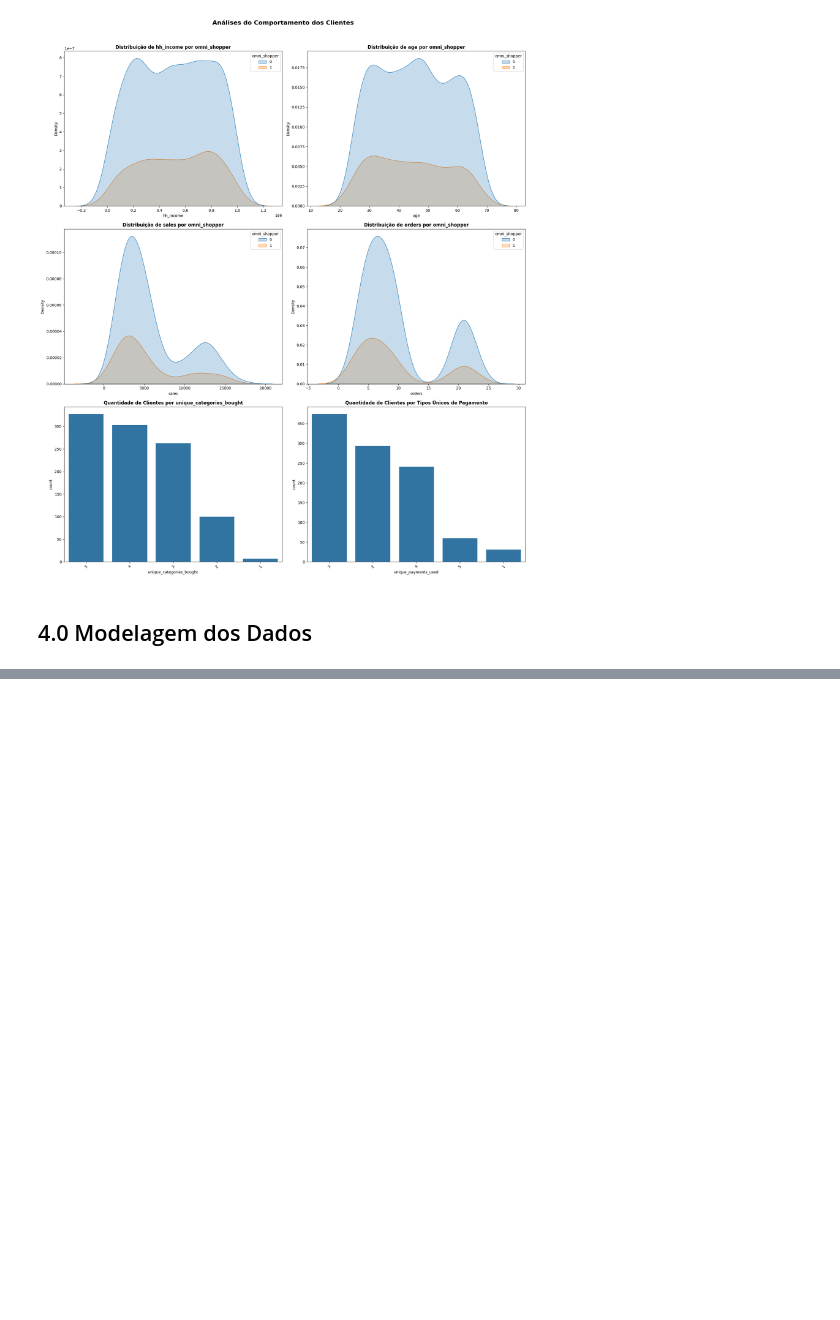
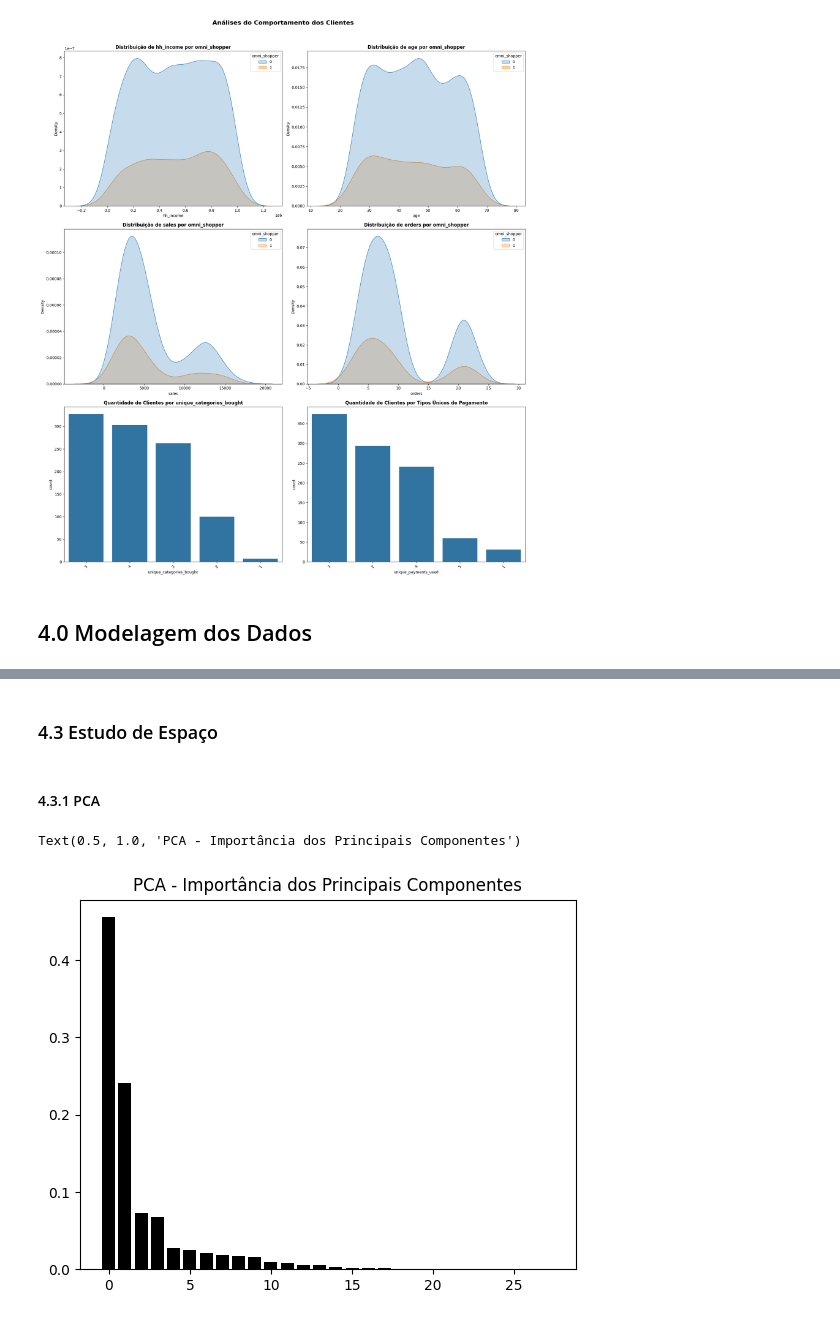
Before and after one commit to samantasobral/pa_projeto_integrador_3, a Jupyter notebook: notebooks/pa_projeto_integrador_3.ipynb, the cells around one changed output, grey strips where cells are left out. Drawn from its saved outputs; the diff is of its cells as text; code cells hidden in the pictures; blank space fills up the shorter version.

```diff
--- a/notebooks/pa_projeto_integrador_3.ipynb
+++ b/notebooks/pa_projeto_integrador_3.ipynb
@@ -241 +247,3 @@ df4 = df3.copy()
+# %%
+df4.drop(columns = ['customer_id'], inplace = True)
 # %% [markdown]
@@ -243,10 +251,47 @@ df4 = df3.copy()
+# %%
+#Normalização Z-Score:
+
+def normalizacao(df, col):
+    mean_val = df[col].mean()
+    std_val = df[col].std()
+    df[col] = (df[col] - mean_val) / std_val
+    return df
+
+# Lista de colunas a normalizar
+colunas_para_normalizar = ['aov', 'aur', 'upt']
+
+# Aplicando a normalização
+for coluna in colunas_para_normalizar:
+    df4 = normalizacao(df4, coluna)
 # %%
+#Min Max Scaler:
+
 scalers = {}
 
-for col in df4.columns:
+for col in df4[['sales', 'units', 'orders', 'unique_products_bought',
+       'unique_payments_used', 'unique_categories_bought',
+       'age', 'hh_income']].columns:
     mm = MinMaxScaler()
     df4[col] = mm.fit_transform(df4[[col]])
     scalers[col] = mm
 
 with open('../scaler/scalers.pkl', 'wb') as file:
     pickle.dump(scalers,file)
+# %% [markdown]
+### 4.3 Estudo de Espaço
+# %%
+X = df4.copy()
+# %% [markdown]
+#### 4.3.1 PCA
+# %%
+pca = dd.PCA(n_components = X.shape[1])
+
+principal_components = pca.fit_transform(X)
+
+features = range(pca.n_components_)
+
+plt.bar(features, pca.explained_variance_ratio_, color = 'black')
+plt.title('PCA - Importância dos Principais Componentes')
+# %% [output]
+Text(0.5, 1.0, 'PCA - Importância dos Principais Componentes')
+[figure, added]
```
Also changed, not shown: parts of 20 cells of this notebook, 1 other file.
